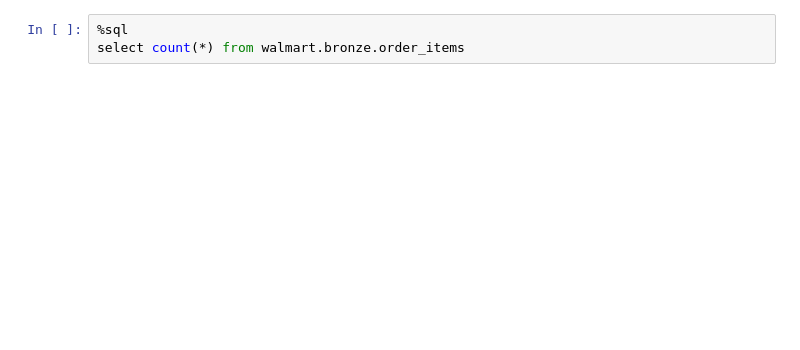
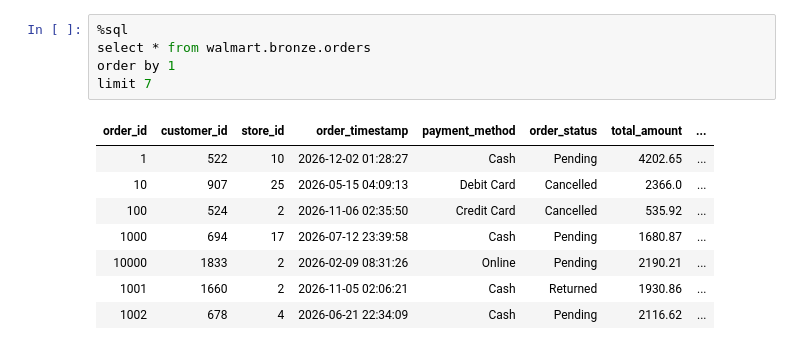
Before and after one commit to chao797Adam/walmart_case, a Jupyter notebook: walmart.ipynb, the cells around one changed output. Cells and saved outputs as stored; diff of their text form; blank space fills up the shorter version.

```diff
--- a/walmart.ipynb
+++ b/walmart.ipynb
@@ -4,3 +83,14 @@ select count(*) from walmart.bronze.customers
 # %%
 %sql
-select count(*) from walmart.bronze.order_items
+select * from walmart.bronze.orders
+order by 1
+limit 7
+# %% [output]
+| order_id | customer_id | store_id | order_timestamp | payment_method | order_status | total_amount | ... |
+| 1 | 522 | 10 | 2026-12-02 01:28:27 | Cash | Pending | 4202.65 | ... |
+| 10 | 907 | 25 | 2026-05-15 04:09:13 | Debit Card | Cancelled | 2366.0 | ... |
+| 100 | 524 | 2 | 2026-11-06 02:35:50 | Credit Card | Cancelled | 535.92 | ... |
+| 1000 | 694 | 17 | 2026-07-12 23:39:58 | Cash | Pending | 1680.87 | ... |
+| 10000 | 1833 | 2 | 2026-02-09 08:31:26 | Online | Pending | 2190.21 | ... |
+| 1001 | 1660 | 2 | 2026-11-05 02:06:21 | Cash | Returned | 1930.86 | ... |
+| 1002 | 678 | 4 | 2026-06-21 22:34:09 | Cash | Pending | 2116.62 | ... |
```
Also changed, not shown: parts of 50 cells of this notebook.
